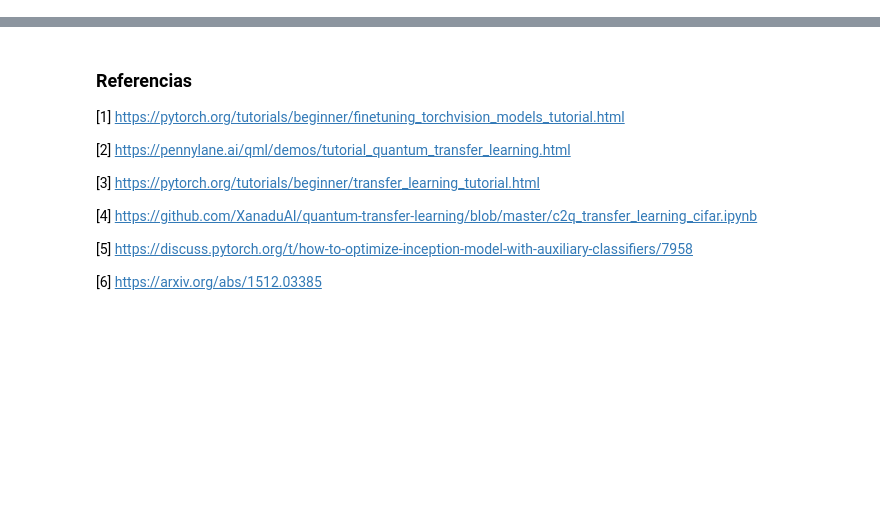
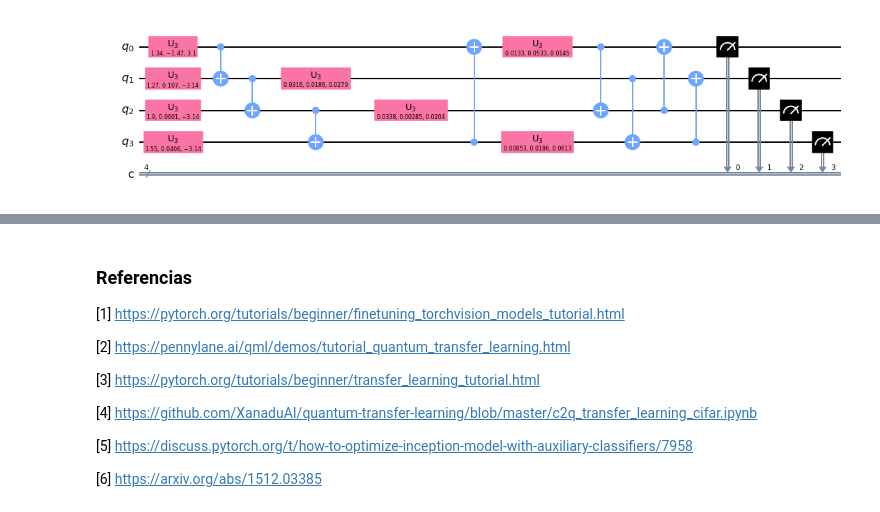
Before and after one commit to cjsotopa/Quantum, a Jupyter notebook: src/QTL.ipynb, the cells around one changed output, grey strips where cells are left out. Saved outputs shown, nothing was run; the diff lists cells and outputs as text; code cells hidden in the pictures; blank space fills up the shorter version.

```diff
--- a/src/QTL.ipynb
+++ b/src/QTL.ipynb
@@ -332,0 +496,32 @@ Numero de qubits: 4
+# %%
+from qiskit import QuantumRegister, ClassicalRegister, QuantumCircuit
+from numpy import pi
+
+qreg_q = QuantumRegister(4, 'q')
+creg_c = ClassicalRegister(4, 'c')
+circuit = QuantumCircuit(qreg_q, creg_c)
+
+circuit.u3(1.343458226273267, -1.4704023870875078, 3.097435364472423, qreg_q[0])
+circuit.u3(1.2682664804733925, 0.10726528772161092, -3.139959156441149, qreg_q[1])
+circuit.cx(qreg_q[0], qreg_q[1])
+circuit.u3(1.9004118552684925, 0.06011281998060092, -3.1415263611743507, qreg_q[2])
+circuit.cx(qreg_q[1], qreg_q[2])
+circuit.u3(0.03156921890369263, 0.018565651452712384, 0.027939049925061354, qreg_q[1])
+circuit.u3(1.5528304016909178, 0.04060175355254669, -3.1413453237774807, qreg_q[3])
+circuit.cx(qreg_q[2], qreg_q[3])
+circuit.u3(0.033791225108917015, 0.0028496989813890927, 0.02035401535131065, qreg_q[2])
+circuit.cx(qreg_q[3], qreg_q[0])
+circuit.u3(0.013303488950465462, 0.05331644558609616, 0.014549341531432614, qreg_q[0])
+circuit.cx(qreg_q[0], qreg_q[2])
+circuit.cx(qreg_q[2], qreg_q[0])
+circuit.u3(0.008525197555142363, 0.01864025202150854, 0.061285970579096904, qreg_q[3])
+circuit.cx(qreg_q[1], qreg_q[3])
+circuit.cx(qreg_q[3], qreg_q[1])
+
+circuit.measure(qreg_q[0], creg_c[0])
+circuit.measure(qreg_q[1], creg_c[1])
+circuit.measure(qreg_q[2], creg_c[2])
+circuit.measure(qreg_q[3], creg_c[3])
+circuit.draw('mpl')
+# %% [output]
+[figure, added]
```
Also changed, not shown: parts of 16 cells of this notebook.
